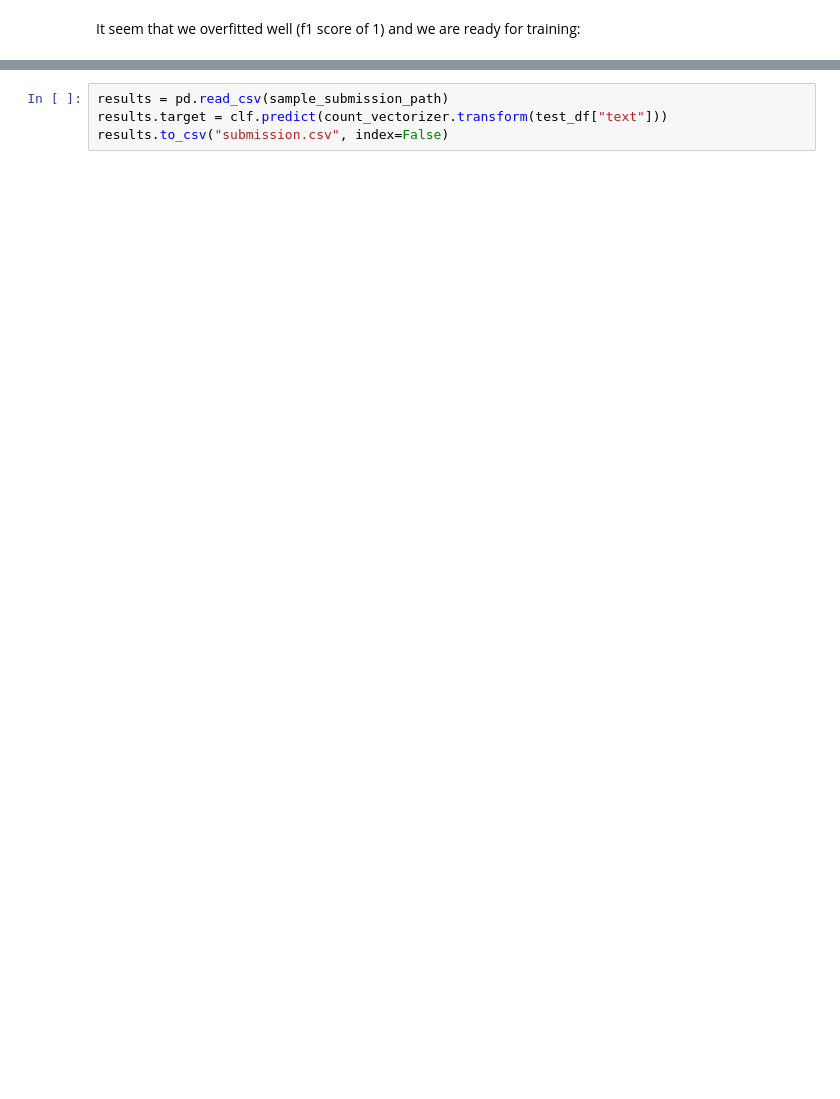
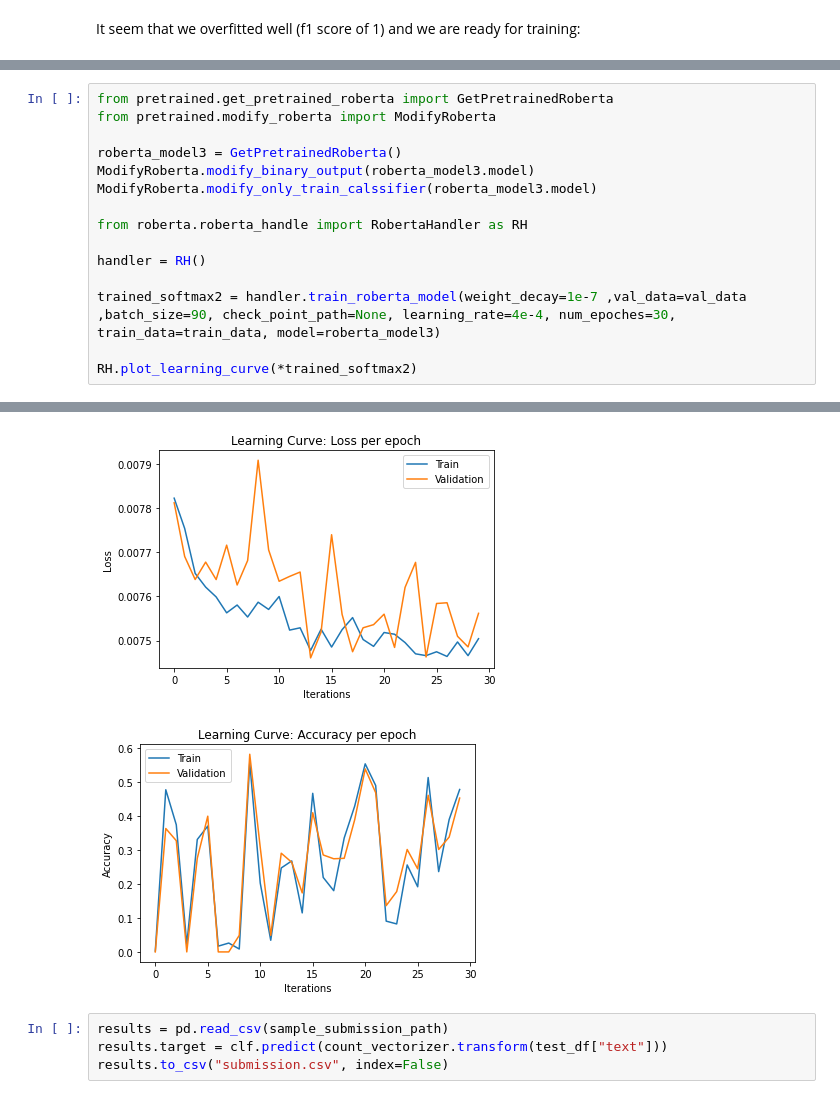
Before and after one commit to ArielFix/DLINtroProject, a Jupyter notebook: NLP_Project Roberta.ipynb, the cells around one changed output, grey strips where cells are left out. Saved outputs shown, nothing was run; the diff lists cells and outputs as text; blank space fills up the shorter version.

```diff
--- a/NLP_Project Roberta.ipynb
+++ b/NLP_Project Roberta.ipynb
@@ -266,0 +268,16 @@ RH.plot_learning_curve(*trained_model)
+# %%
+from pretrained.get_pretrained_roberta import GetPretrainedRoberta
+from pretrained.modify_roberta import ModifyRoberta
+
+roberta_model3 = GetPretrainedRoberta()
+ModifyRoberta.modify_binary_output(roberta_model3.model)
+ModifyRoberta.modify_only_train_calssifier(roberta_model3.model)
+
+from roberta.roberta_handle import RobertaHandler as RH
+
+handler = RH()
+
+trained_softmax2 = handler.train_roberta_model(weight_decay=1e-7 ,val_data=val_data ,batch_size=90, check_point_path=None, learning_rate=4e-4, num_epoches=30, train_data=train_data, model=roberta_model3)
+
+RH.plot_learning_curve(*trained_softmax2)
+# %% [output]
@@ -267,3 +301,5 @@ RH.plot_learning_curve(*trained_model)
+[figure, added]
+[figure, added]
 # %%
 results = pd.read_csv(sample_submission_path)
 results.target = clf.predict(count_vectorizer.transform(test_df["text"]))
```
Also changed, not shown: parts of 9 cells of this notebook, 2 other files.
